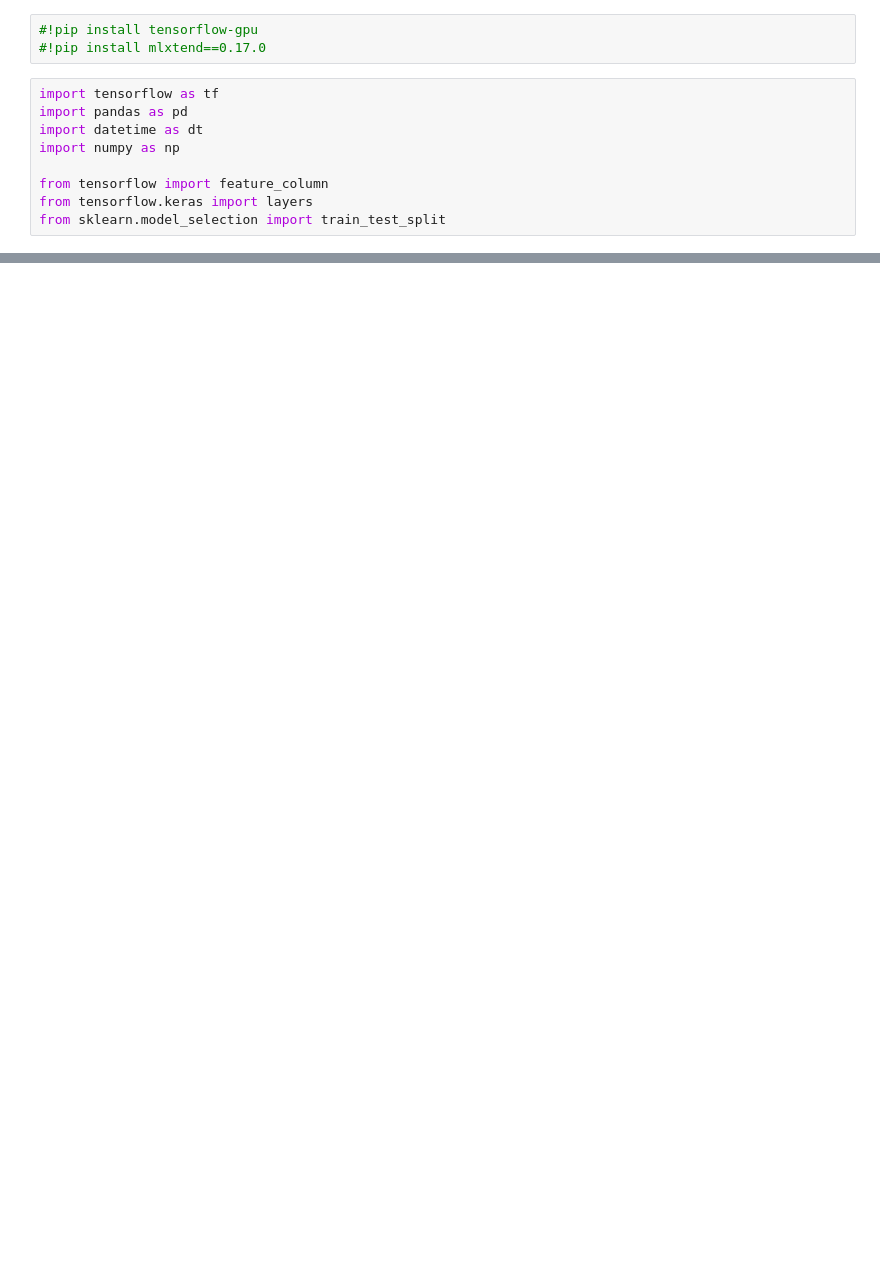
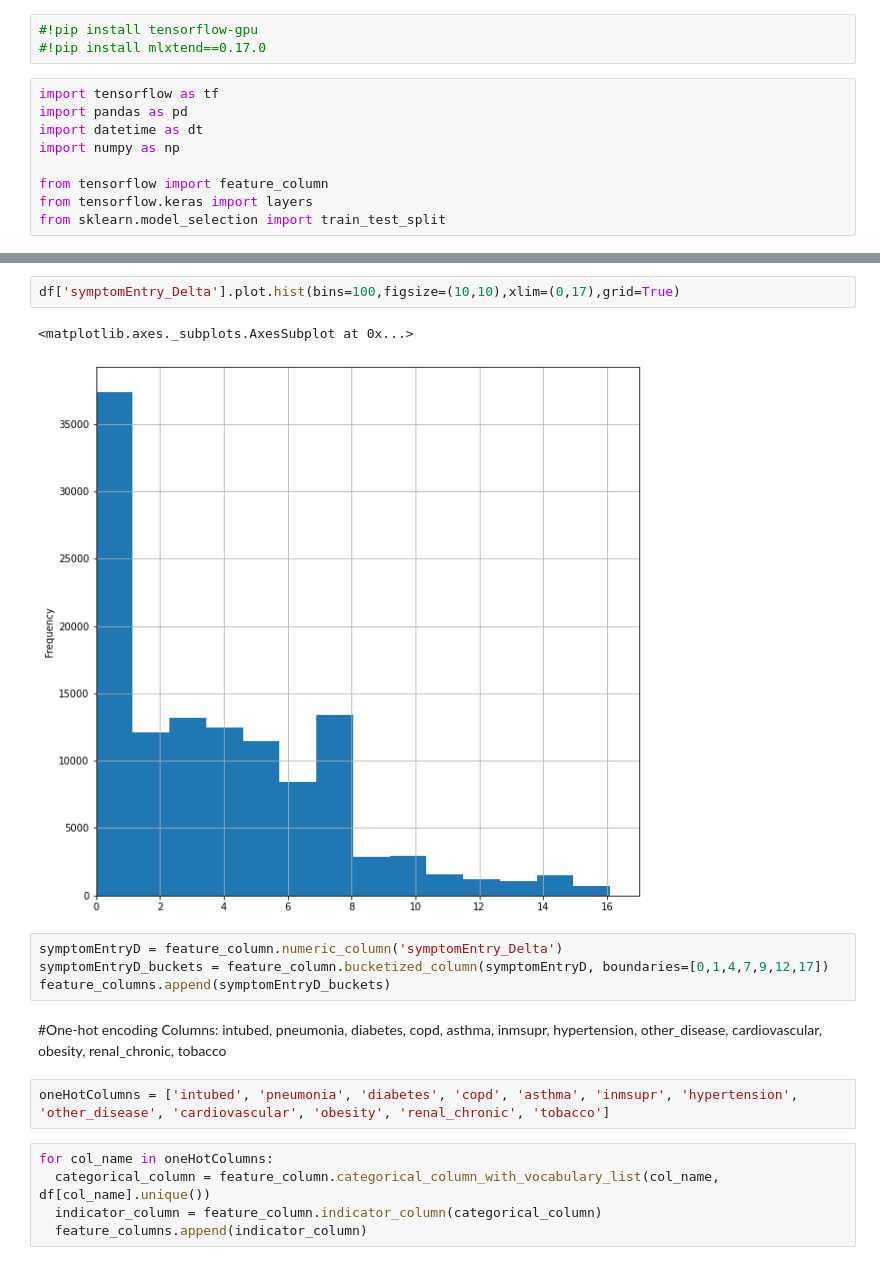
Before and after one commit to AndAmir/Covid19-model-colab, a Jupyter notebook: Covid19_precondition_model.ipynb, the cells around one changed output, grey strips where cells are left out. Drawn from its saved outputs; the diff is of its cells as text; blank space fills up the shorter version.

```diff
--- a/Covid19_precondition_model.ipynb
+++ b/Covid19_precondition_model.ipynb
@@ -52,0 +73,19 @@ df = df.reset_index(drop=True)
+# %%
+df['symptomEntry_Delta'].plot.hist(bins=100,figsize=(10,10),xlim=(0,17),grid=True)
+# %% [output]
+<matplotlib.axes._subplots.AxesSubplot at 0x...>
+[figure, added]
+# %%
+symptomEntryD = feature_column.numeric_column('symptomEntry_Delta')
+symptomEntryD_buckets = feature_column.bucketized_column(symptomEntryD, boundaries=[0,1,4,7,9,12,17])
+feature_columns.append(symptomEntryD_buckets)
+# %% [markdown]
+#One-hot encoding Columns:
+intubed,	pneumonia, diabetes,	copd,	asthma,	inmsupr,	hypertension,	other_disease,	cardiovascular,	obesity,	renal_chronic,	tobacco
+# %%
+oneHotColumns = ['intubed', 'pneumonia', 'diabetes', 'copd', 'asthma', 'inmsupr', 'hypertension', 'other_disease', 'cardiovascular', 'obesity', 'renal_chronic', 'tobacco']
+# %%
+for col_name in oneHotColumns:
+  categorical_column = feature_column.categorical_column_with_vocabulary_list(col_name, df[col_name].unique())
+  indicator_column = feature_column.indicator_column(categorical_column)
+  feature_columns.append(indicator_column)
```
Also changed, not shown: parts of 18 cells of this notebook.
